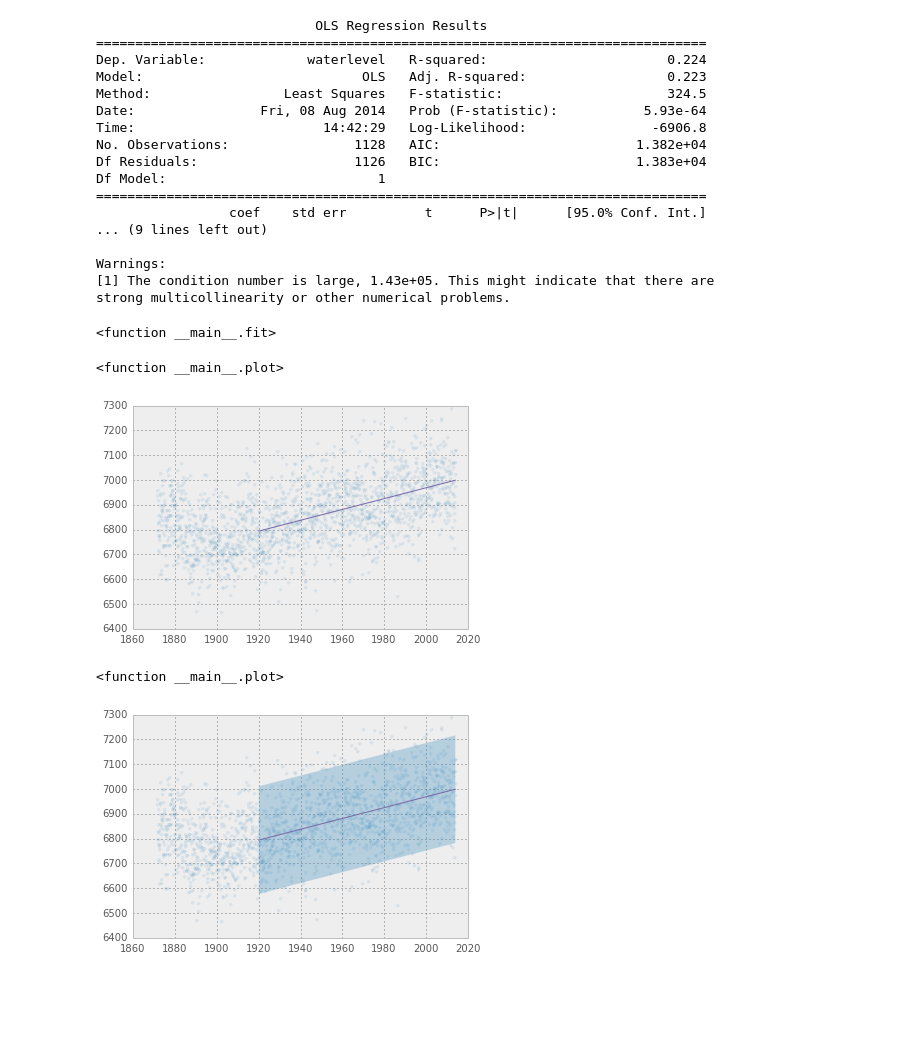
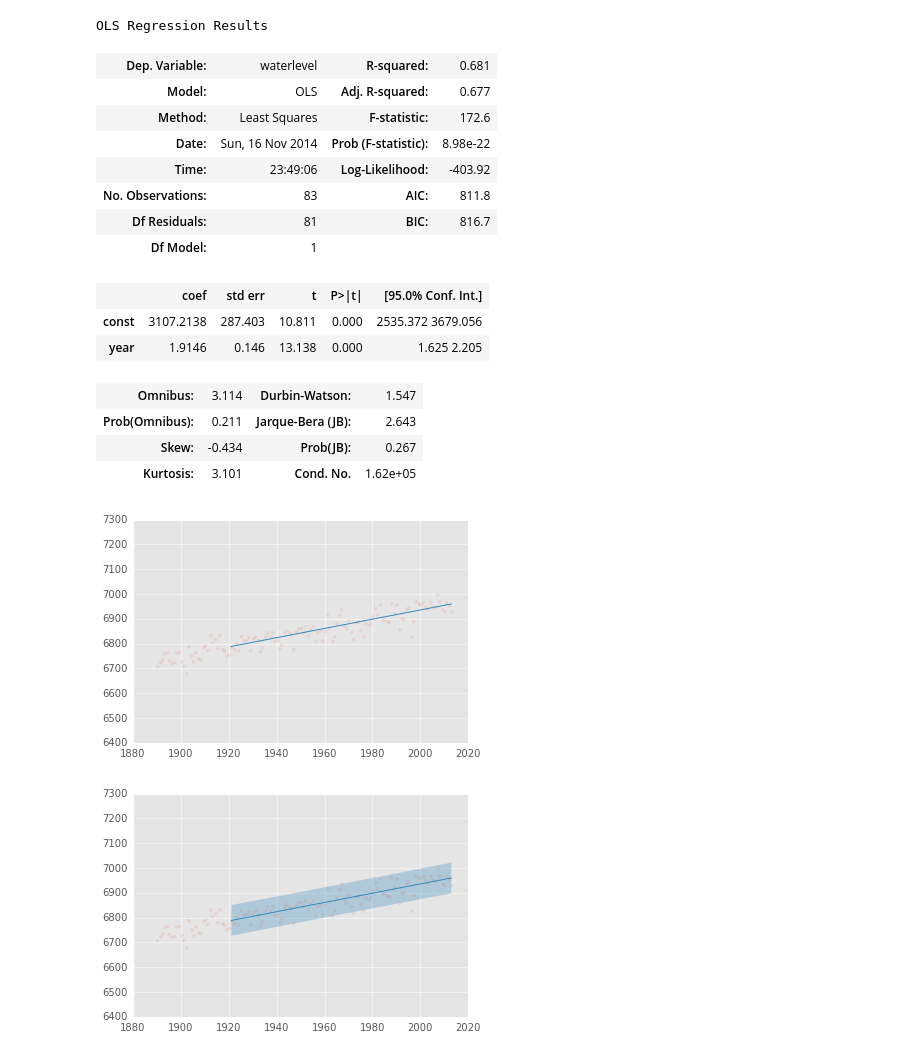
Before and after one commit to SiggyF/notebooks, a Jupyter notebook: sealevelexample.ipynb, the cells around one changed output. Cells and saved outputs as stored; diff of their text form; code cells hidden in the pictures; blank space fills up the shorter version.

```diff
--- a/sealevelexample.ipynb
+++ b/sealevelexample.ipynb
@@ -39,0 +86,24 @@ ax.set_xlabel('year')
+# %%
+# in memory file
+grouped = df.groupby(['station'])
+# %%
+
+fig, ax = plt.subplots(figsize=(10,7))
+for station, df in grouped:
+    annual_jitter = np.random.uniform(-0.5, 0.5, size=len(df))
+    monthly_jitter = np.random.uniform(-0.5*1/12.0, 0.5*1/12.0, size=len(df))
+    if station == 'mean':
+        pch = '-'
+        alpha = 1.0
+        ax.plot(df['year'] + annual_jitter, df['nap']/10 , pch, alpha=alpha, label=station)
+    else:
+        pch = '.'
+        alpha = 0.5
+        ax.plot(df['year'] + annual_jitter, df['nap']/10 , pch, alpha=alpha, label=station)
+    ax.set_ylabel('waterlevel [cm NAP]')
+    ax.set_xlabel('year')
+legend = ax.legend(loc='best')
+legend.legendPatch.set_alpha(0.5)
+legend.legendPatch.set_facecolor('white')
+
+fig.savefig('stations.png')
@@ -40,5 +112,6 @@ ax.set_xlabel('year')
 # %%
 import statsmodels.api as sm
+df = grouped.get_group('mean')
 # %%
 y = df['waterlevel']
 X = df['year']
@@ -73,5 +146,5 @@ def fit(startyear):
     X = sm.add_constant(X)
     model = sm.OLS(y, X)
     results = model.fit()
-    print(results.summary())
+    display(results.summary())
 # %%
@@ -79,24 +152,22 @@ from IPython.html.widgets import interact
 # %%
-interact(fit, startyear=(1860, 1980, 10))
+interactive(fit, startyear=(1890, 1980, 10))
 # %% [output]
-                            OLS Regression Results
-==============================================================================
-Dep. Variable:             waterlevel   R-squared:                       0.224
-Model:                            OLS   Adj. R-squared:                  0.223
-Method:                 Least Squares   F-statistic:                     324.5
-Date:                Fri, 08 Aug 2014   Prob (F-statistic):           5.93e-64
-Time:                        14:42:29   Log-Likelihood:                -6906.8
-No. Observations:                1128   AIC:                         1.382e+04
-Df Residuals:                    1126   BIC:                         1.383e+04
-Df Model:                           1
-==============================================================================
-                 coef    std err          t      P>|t|      [95.0% Conf. Int.]
-... (9 lines left out)
-
-Warnings:
-[1] The condition number is large, 1.43e+05. This might indicate that there are
-strong multicollinearity or other numerical problems.
+OLS Regression Results
-<function __main__.fit>
+| Dep. Variable: | waterlevel | R-squared: | 0.681 |
+| Model: | OLS | Adj. R-squared: | 0.677 |
+| Method: | Least Squares | F-statistic: | 172.6 |
+| Date: | Sun, 16 Nov 2014 | Prob (F-statistic): | 8.98e-22 |
+| Time: | 23:49:06 | Log-Likelihood: | -403.92 |
+| No. Observations: | 83 | AIC: | 811.8 |
+| Df Residuals: | 81 | BIC: | 816.7 |
+| Df Model: | 1 |  |  |
+|  | coef | std err | t | P>|t| | [95.0% Conf. Int.] |
+| const | 3107.2138 | 287.403 | 10.811 | 0.000 | 2535.372 3679.056 |
+| year | 1.9146 | 0.146 | 13.138 | 0.000 | 1.625 2.205 |
+| Omnibus: | 3.114 | Durbin-Watson: | 1.547 |
+| Prob(Omnibus): | 0.211 | Jarque-Bera (JB): | 2.643 |
+| Skew: | -0.434 | Prob(JB): | 0.267 |
+| Kurtosis: | 3.101 | Cond. No. | 1.62e+05 |
 # %%
 def plot(startyear):
     df_selected = df[df['year'] > startyear]
@@ -111,9 +182,8 @@ def plot(startyear):
 
     ax.set_ylim(6400,7300)
 # %%
-interact(plot, startyear=(1860, 1980, 10))
+interactive(plot, startyear=(1860, 1980, 10))
 # %% [output]
-<function __main__.plot>
-[figure, old version]
+[figure, new version]
 # %%
 from statsmodels.sandbox.regression.predstd import wls_prediction_std
@@ -136,7 +208,6 @@ def plot(startyear):
 # %%
-interact(plot, startyear=(1860, 1980, 10))
+interactive(plot, startyear=(1860, 1980, 10))
 # %% [output]
-<function __main__.plot>
-[figure, old version]
+[figure, new version]
 # %%
 %load_ext rpy2.ipython
```
Also changed, not shown: parts of 43 cells of this notebook.
